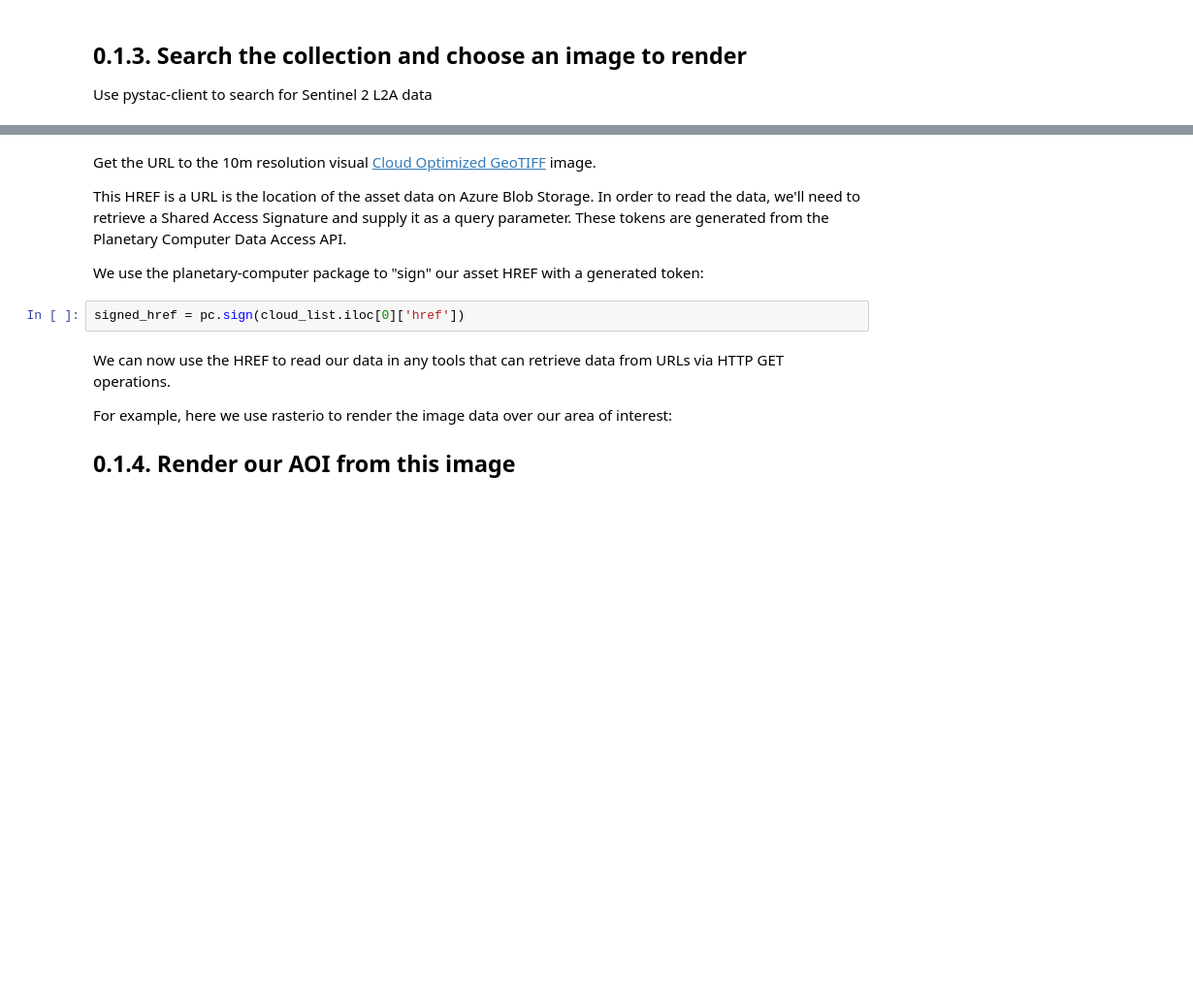
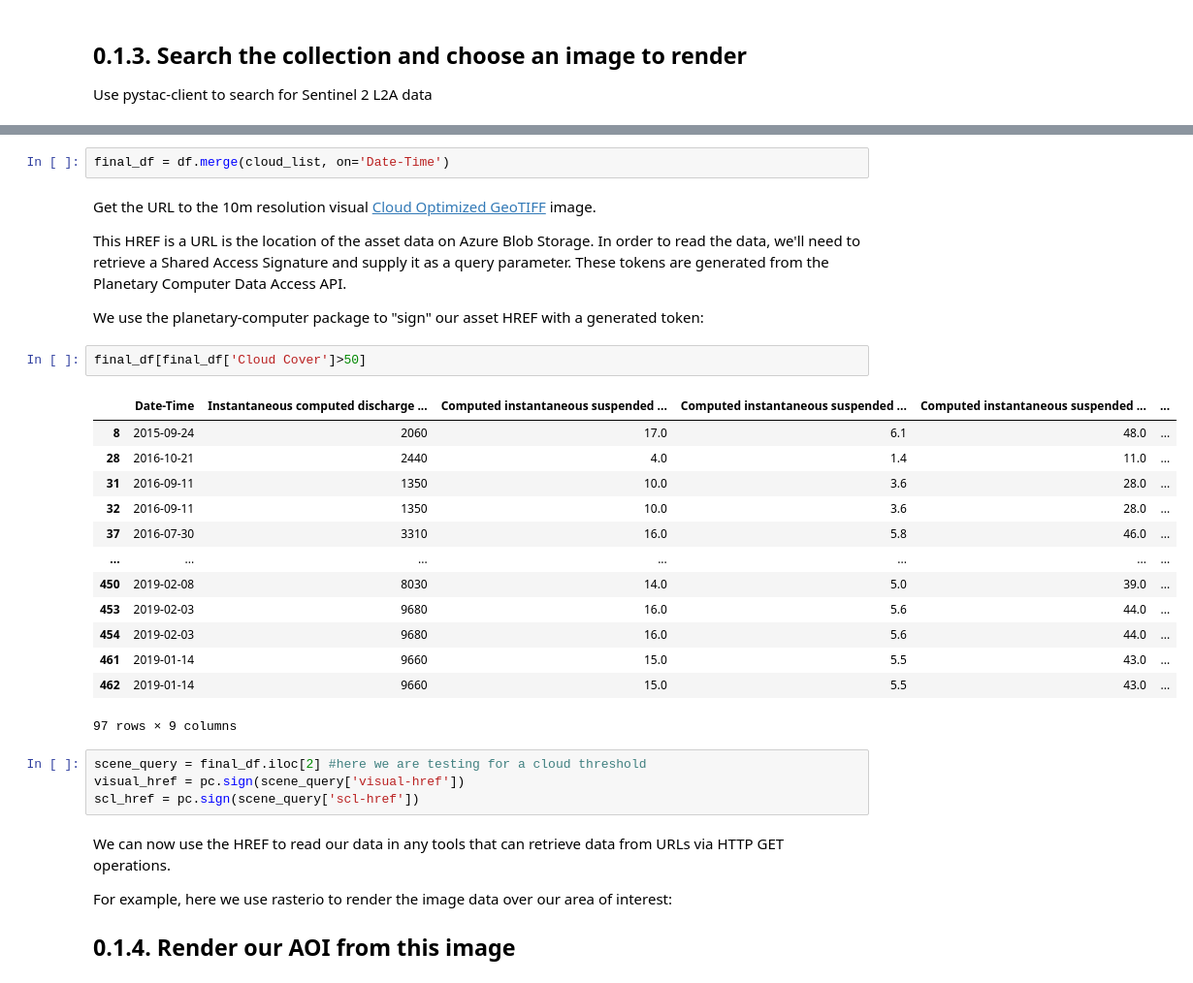
Before and after one commit to csp-inc/fluvius, a Jupyter notebook: notebooks/03-Planetary-Computer.ipynb, the cells around one changed output, grey strips where cells are left out. Shown: that part at 97% size. Cells and saved outputs as stored; diff of their text form; blank space fills up the shorter version.

```diff
--- a/notebooks/03-Planetary-Computer.ipynb
+++ b/notebooks/03-Planetary-Computer.ipynb
@@ -93,11 +100,31 @@ cloud_list = pd.DataFrame([{'Date-Time':s.datetime.strftime('%Y-%m-%d'),\
+# %%
+final_df = df.merge(cloud_list, on='Date-Time')
 # %% [markdown]
 Get the URL to the 10m resolution visual [Cloud Optimized GeoTIFF](https://www.cogeo.org/) image.
 
 This HREF is a URL is the location of the asset data on Azure Blob Storage. In order to read the data, we'll need to retrieve a Shared Access Signature and supply it as a query parameter. These tokens are generated from the Planetary Computer Data Access API.
 
 We use the planetary-computer package to "sign" our asset HREF with a generated token:
+# %%
+final_df[final_df['Cloud Cover']>50]
+# %% [output]
+|  | Date-Time | Instantaneous computed discharge ... | Computed instantaneous suspended ... | Computed instantaneous suspended ... | Computed instantaneous suspended ... | ... |
+| 8 | 2015-09-24 | 2060 | 17.0 | 6.1 | 48.0 | ... |
+| 28 | 2016-10-21 | 2440 | 4.0 | 1.4 | 11.0 | ... |
+| 31 | 2016-09-11 | 1350 | 10.0 | 3.6 | 28.0 | ... |
+| 32 | 2016-09-11 | 1350 | 10.0 | 3.6 | 28.0 | ... |
+| 37 | 2016-07-30 | 3310 | 16.0 | 5.8 | 46.0 | ... |
+| ... | ... | ... | ... | ... | ... | ... |
+| 450 | 2019-02-08 | 8030 | 14.0 | 5.0 | 39.0 | ... |
+| 453 | 2019-02-03 | 9680 | 16.0 | 5.6 | 44.0 | ... |
+| 454 | 2019-02-03 | 9680 | 16.0 | 5.6 | 44.0 | ... |
+| 461 | 2019-01-14 | 9660 | 15.0 | 5.5 | 43.0 | ... |
+| 462 | 2019-01-14 | 9660 | 15.0 | 5.5 | 43.0 | ... |
+97 rows × 9 columns
 # %%
-signed_href = pc.sign(cloud_list.iloc[0]['href'])
+scene_query = final_df.iloc[2] #here we are testing for a cloud threshold
+visual_href = pc.sign(scene_query['visual-href'])
+scl_href = pc.sign(scene_query['scl-href'])
 # %% [markdown]
 We can now use the HREF to read our data in any tools that can retrieve data from URLs via HTTP GET operations.
 
```
Also changed, not shown: parts of 13 cells of this notebook.
